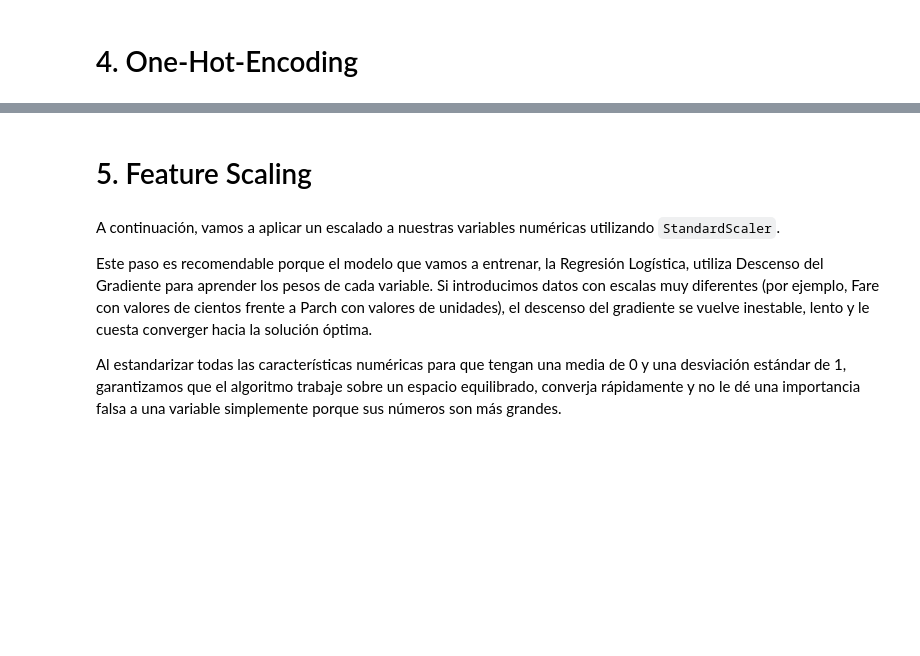
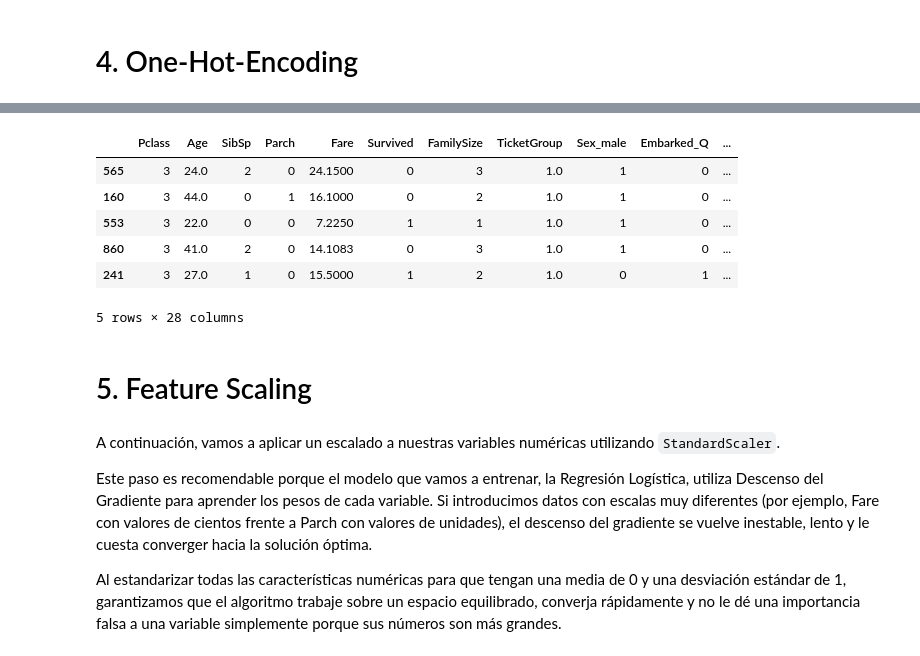
Before and after one commit to MenciaMH/titanic_ml_project, a Jupyter notebook: preprocesado.ipynb, the cells around one changed output, grey strips where cells are left out. Cells and saved outputs as stored; diff of their text form; code cells hidden in the pictures; blank space fills up the shorter version.

```diff
--- a/preprocesado.ipynb
+++ b/preprocesado.ipynb
@@ -343,4 +458,14 @@ df.head()
 5 rows × 28 columns
+# %%
+test_df.head()
+# %% [output]
+|  | Pclass | Age | SibSp | Parch | Fare | Survived | FamilySize | TicketGroup | Sex_male | Embarked_Q | ... |
+| 565 | 3 | 24.0 | 2 | 0 | 24.1500 | 0 | 3 | 1.0 | 1 | 0 | ... |
+| 160 | 3 | 44.0 | 0 | 1 | 16.1000 | 0 | 2 | 1.0 | 1 | 0 | ... |
+| 553 | 3 | 22.0 | 0 | 0 | 7.2250 | 1 | 1 | 1.0 | 1 | 0 | ... |
+| 860 | 3 | 41.0 | 2 | 0 | 14.1083 | 0 | 3 | 1.0 | 1 | 0 | ... |
+| 241 | 3 | 27.0 | 1 | 0 | 15.5000 | 1 | 2 | 1.0 | 0 | 1 | ... |
+5 rows × 28 columns
 # %% [markdown]
 # 5. Feature Scaling
 # %% [markdown]
```
Also changed, not shown: parts of 24 cells of this notebook, 7 other files.
